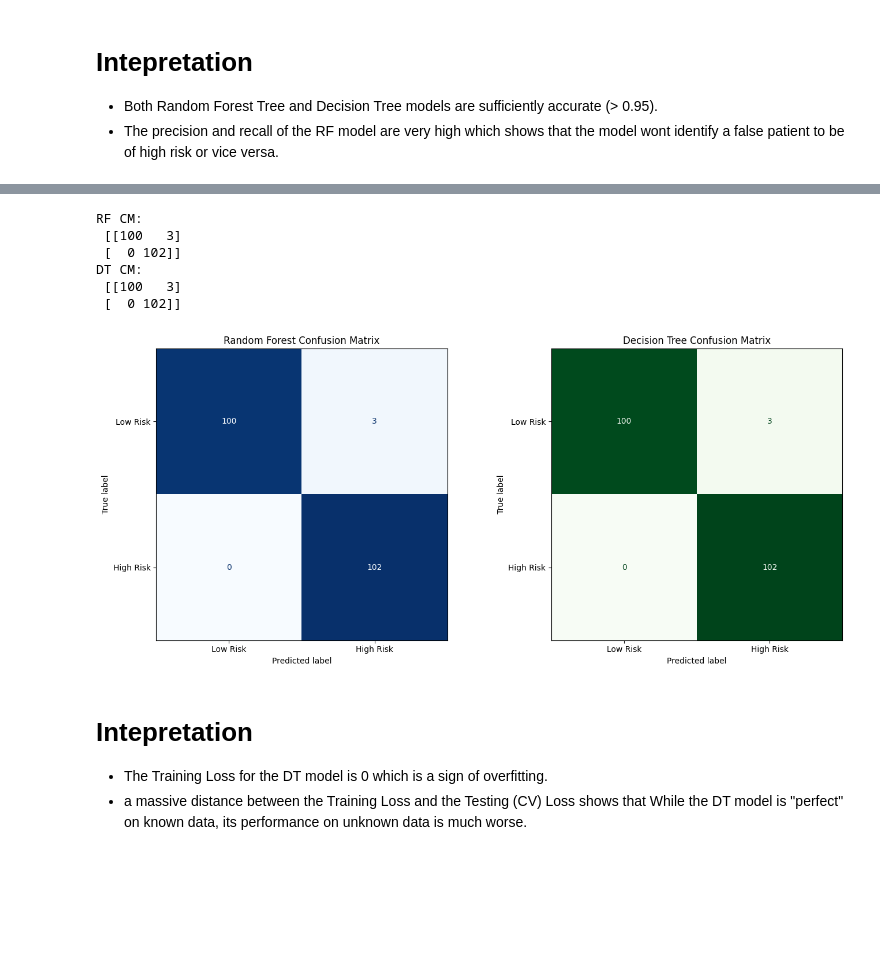
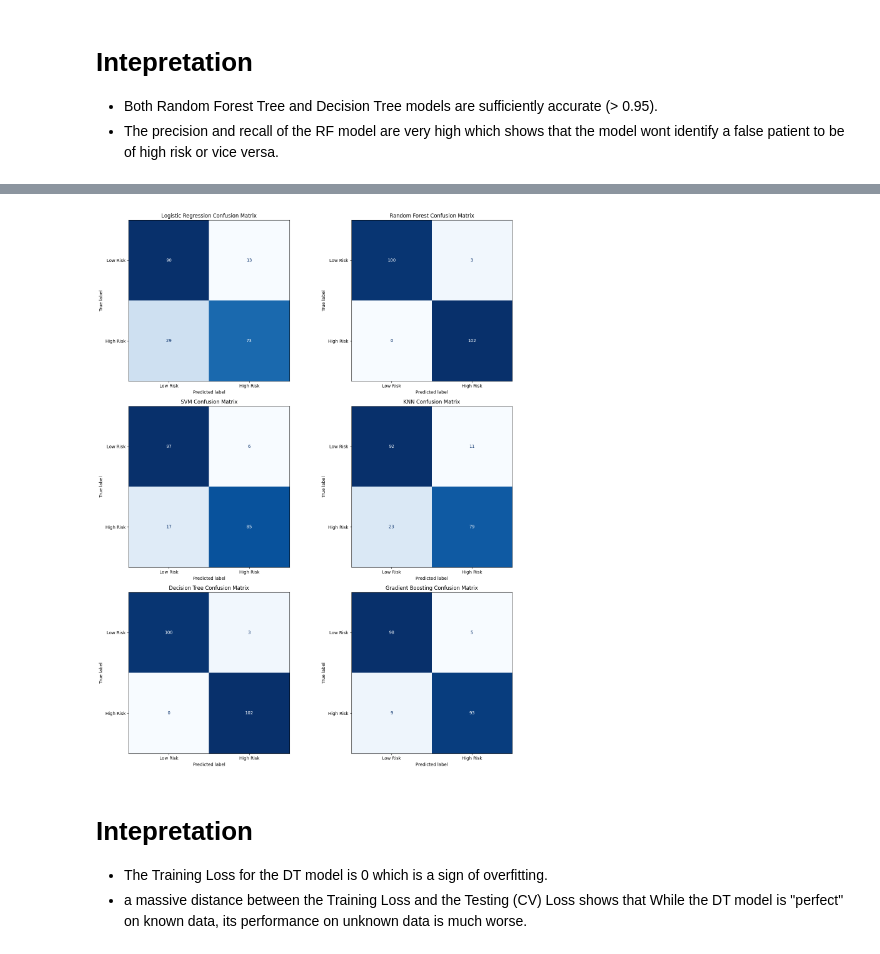
Before and after one commit to NSJayaweera/NCD-Risk_Prediction, a Jupyter notebook: OptimalMLIdentification.ipynb, the cells around one changed output, grey strips where cells are left out. Saved outputs shown, nothing was run; the diff lists cells and outputs as text; code cells hidden in the pictures; blank space fills up the shorter version.

```diff
--- a/OptimalMLIdentification.ipynb
+++ b/OptimalMLIdentification.ipynb
@@ -411,65 +416,70 @@ plt.tight_layout()
 # %%
 import pandas as pd
 import numpy as np
 import matplotlib.pyplot as plt
 from sklearn.model_selection import train_test_split
-from sklearn.ensemble import RandomForestClassifier
+from sklearn.preprocessing import StandardScaler
+from sklearn.linear_model import LogisticRegression
+from sklearn.ensemble import RandomForestClassifier, GradientBoostingClassifier
+from sklearn.svm import SVC
+from sklearn.neighbors import KNeighborsClassifier
 from sklearn.tree import DecisionTreeClassifier
-from sklearn.metrics import confusion_matrix, ConfusionMatrixDisplay
+from sklearn.metrics import confusion_matrix, ConfusionMatrixDisplay, classification_report
 
-# Load Data
-df = pd.read_csv('/content/heart.csv')
+# Load data
+df = pd.read_csv('heart.csv')
 
-# Replicate User's Logic
+# Preprocessing logic provided by user
 df['risk_score'] = 1 - df['target']
 df['binary_risk'] = (df['risk_score'] >= 0.5).astype(int)
 
+# Prepare features and target
 X = df.drop(['target', 'risk_score', 'binary_risk'], axis=1)
 y = df['binary_risk']
 
-# Split
+# Split the data
 X_train, X_test, y_train, y_test = train_test_split(X, y, test_size=0.2, random_state=42)
 
-# Train models
-rf = RandomForestClassifier(random_state=42)
-dt = DecisionTreeClassifier(random_state=42)
+# Scale features for specific models
+scaler = StandardScaler()
+X_train_scaled = scaler.fit_transform(X_train)
+X_test_scaled = scaler.transform(X_test)
 
-rf.fit(X_train, y_train)
-dt.fit(X_train, y_train)
+# Define models
+models = {
+    "Logistic Regression": LogisticRegression(max_iter=1000),
+    "Random Forest": RandomForestClassifier(random_state=42),
+    "SVM": SVC(probability=True, random_state=42),
+    "KNN": KNeighborsClassifier(),
+    "Decision Tree": DecisionTreeClassifier(random_state=42),
+    "Gradient Boosting": GradientBoostingClassifier(random_state=42)
+}
 
-# Predictions
-y_pred_rf = rf.predict(X_test)
-y_pred_dt = dt.predict(X_test)
+# Evaluate and plot
+fig, axes = plt.subplots(3, 2, figsize=(15, 18))
+axes = axes.flatten()
 
-# Compute Confusion Matrices
-cm_rf = confusion_matrix(y_test, y_pred_rf)
-cm_dt = confusion_matrix(y_test, y_pred_dt)
+cm_results = {}
 
-# Plotting
-fig, (ax1, ax2) = plt.subplots(1, 2, figsize=(14, 6))
+for i, (name, model) in enumerate(models.items()):
+    if name in ["Logistic Regression", "SVM", "KNN"]:
+        model.fit(X_train_scaled, y_train)
+        y_pred = model.predict(X_test_scaled)
+    else:
+        model.fit(X_train, y_train)
+        y_pred = model.predict(X_test)
 
-disp_rf = ConfusionMatrixDisplay(confusion_matrix=cm_rf, display_labels=['Low Risk', 'High Risk'])
-disp_rf.plot(ax=ax1, cmap='Blues', colorbar=False)
-ax1.set_title('Random Forest Confusion Matrix')
+    cm = confusion_matrix(y_test, y_pred)
+    cm_results[name] = cm
 
-disp_dt = ConfusionMatrixDisplay(confusion_matrix=cm_dt, display_labels=['Low Risk', 'High Risk'])
-disp_dt.plot(ax=ax2, cmap='Greens', colorbar=False)
-ax2.set_title('Decision Tree Confusion Matrix')
+    disp = ConfusionMatrixDisplay(confusion_matrix=cm, display_labels=['Low Risk', 'High Risk'])
+    disp.plot(ax=axes[i], cmap='Blues', colorbar=False)
+    axes[i].set_title(f'{name} Confusion Matrix')
 
 plt.tight_layout()
-plt.savefig('confusion_matrices.png')
-
-# Print matrices for the response
-print("RF CM:\n", cm_rf)
-print("DT CM:\n", cm_dt)
+plt.show()
 # %% [output]
-RF CM:
- [[100   3]
- [  0 102]]
-DT CM:
- [[100   3]
- [  0 102]]
-[figure, old version]
+[figure, new version]
 # %% [markdown]
 # Intepretation
 - The Training Loss for the DT model is 0 which is a sign of overfitting.
```
Also changed, not shown: parts of 11 cells of this notebook.
